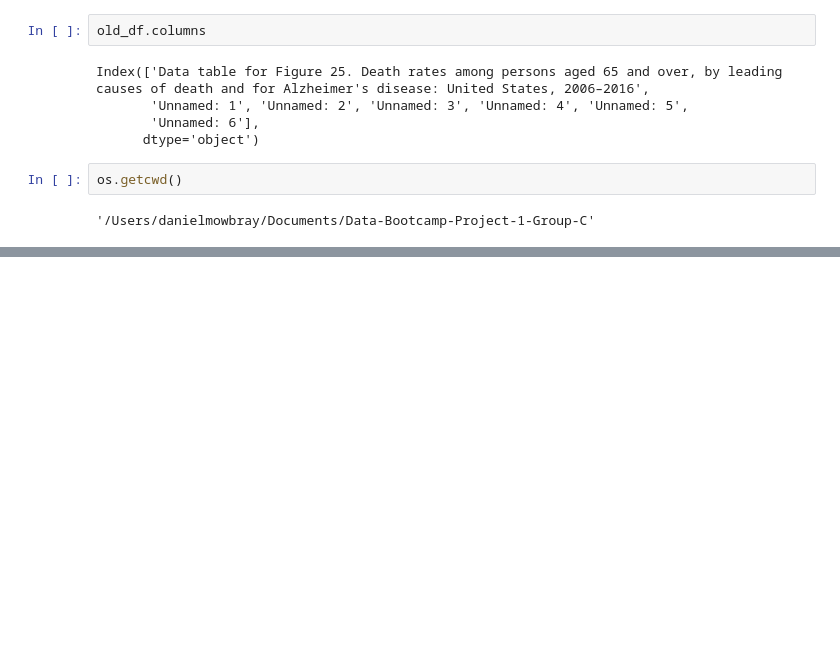
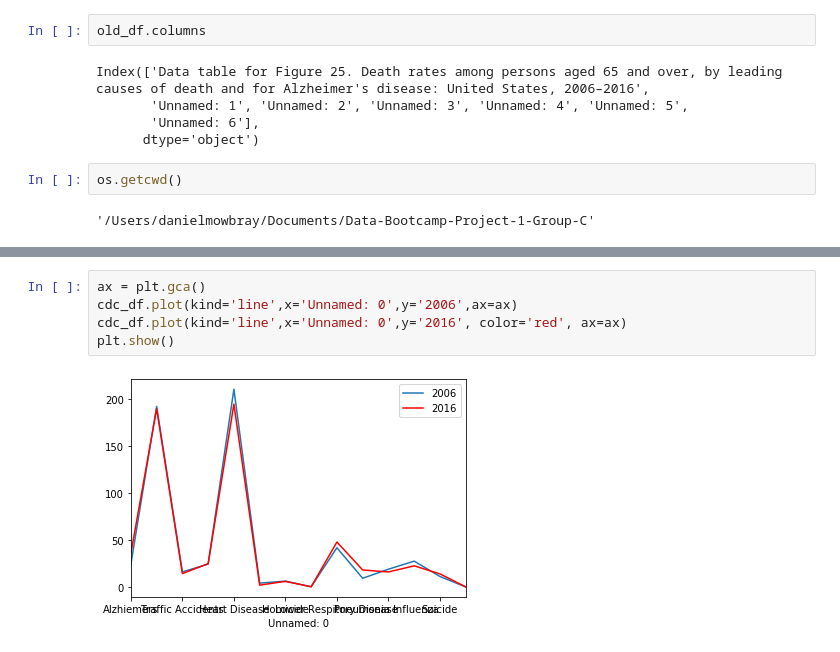
Before and after one commit to CalebChronowski/Data-Bootcamp-Project-1-Group-C, a Jupyter notebook: CDC Workflow/CDC_JOIN.ipynb, the cells around one changed output, grey strips where cells are left out. Cells and saved outputs as stored; diff of their text form; blank space fills up the shorter version.

```diff
--- a/CDC Workflow/CDC_JOIN.ipynb
+++ b/CDC Workflow/CDC_JOIN.ipynb
@@ -50,0 +88,7 @@ os.getcwd()
+# %%
+ax = plt.gca()
+cdc_df.plot(kind='line',x='Unnamed: 0',y='2006',ax=ax)
+cdc_df.plot(kind='line',x='Unnamed: 0',y='2016', color='red', ax=ax)
+plt.show()
+# %% [output]
+[figure, added]
```
Also changed, not shown: parts of 9 cells of this notebook.
